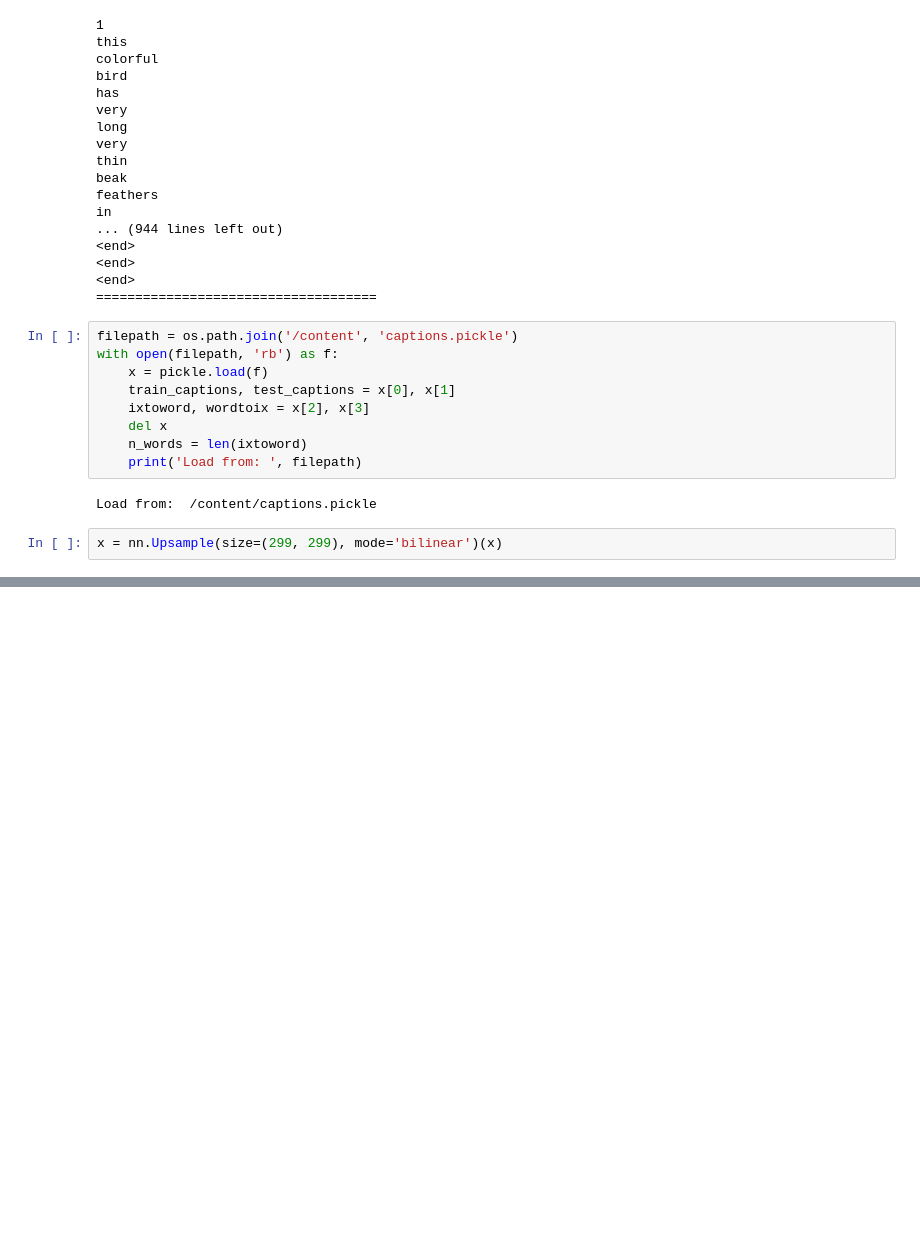
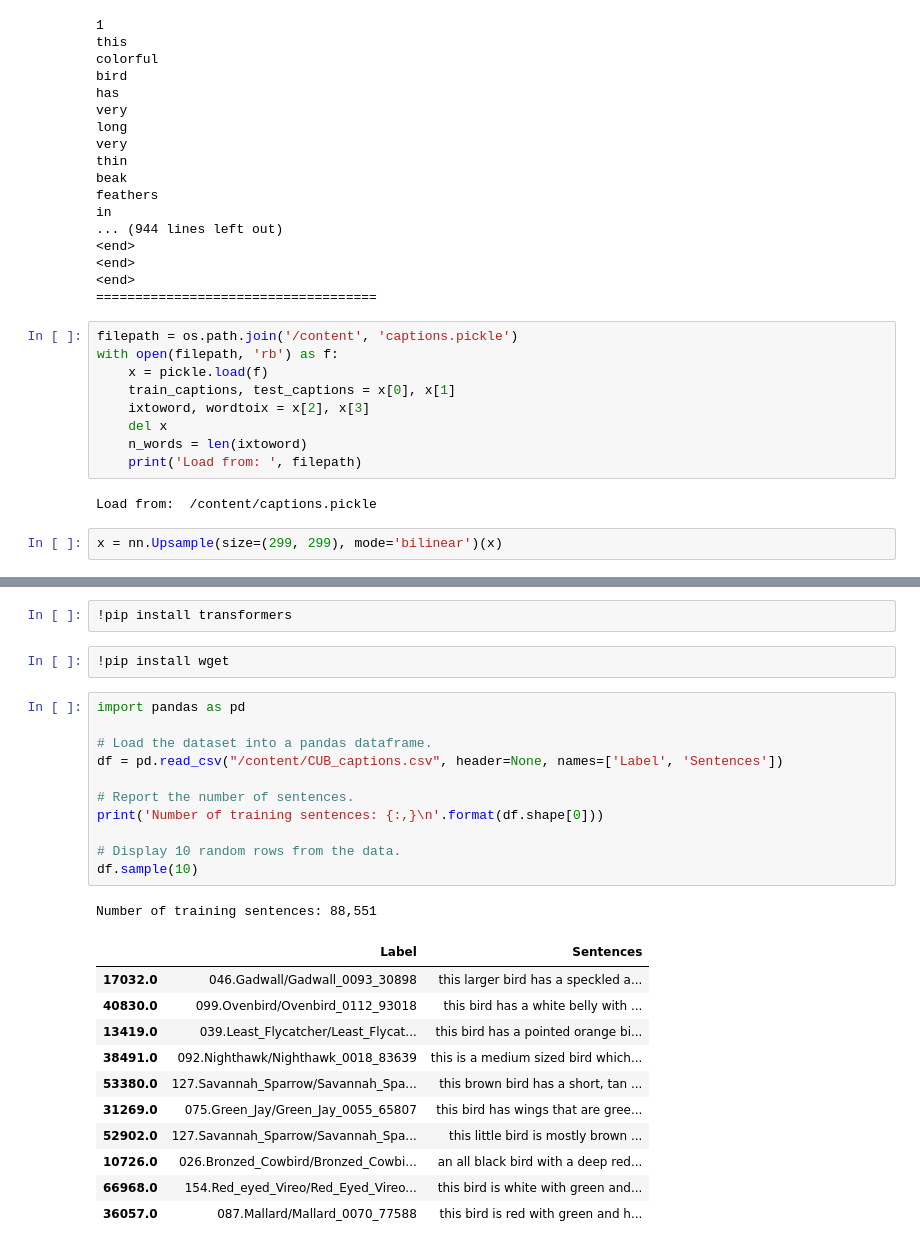
Before and after one commit to Meghana07/CUB-Attn-GAN, a Jupyter notebook: theNotebook/TextEncoderCubAttn.ipynb, the cells around one changed output, grey strips where cells are left out. Drawn from its saved outputs; the diff is of its cells as text; blank space fills up the shorter version.

```diff
--- a/theNotebook/TextEncoderCubAttn.ipynb
+++ b/theNotebook/TextEncoderCubAttn.ipynb
@@ -1548,0 +1607,28 @@ Found GPU at: /device:GPU:0
+# %%
+!pip install transformers
+# %%
+!pip install wget
+# %%
+import pandas as pd
+
+# Load the dataset into a pandas dataframe.
+df = pd.read_csv("/content/CUB_captions.csv", header=None, names=['Label', 'Sentences'])
+
+# Report the number of sentences.
+print('Number of training sentences: {:,}\n'.format(df.shape[0]))
+
+# Display 10 random rows from the data.
+df.sample(10)
+# %% [output]
+Number of training sentences: 88,551
+|  | Label | Sentences |
+| 17032.0 | 046.Gadwall/Gadwall_0093_30898 | this larger bird has a speckled a... |
+| 40830.0 | 099.Ovenbird/Ovenbird_0112_93018 | this bird has a white belly with ... |
+| 13419.0 | 039.Least_Flycatcher/Least_Flycat... | this bird has a pointed orange bi... |
+| 38491.0 | 092.Nighthawk/Nighthawk_0018_83639 | this is a medium sized bird which... |
+| 53380.0 | 127.Savannah_Sparrow/Savannah_Spa... | this brown bird has a short, tan ... |
+| 31269.0 | 075.Green_Jay/Green_Jay_0055_65807 | this bird has wings that are gree... |
+| 52902.0 | 127.Savannah_Sparrow/Savannah_Spa... | this little bird is mostly brown ... |
+| 10726.0 | 026.Bronzed_Cowbird/Bronzed_Cowbi... | an all black bird with a deep red... |
+| 66968.0 | 154.Red_eyed_Vireo/Red_Eyed_Vireo... | this bird is white with green and... |
+| 36057.0 | 087.Mallard/Mallard_0070_77588 | this bird is red with green and h... |
```
Also changed, not shown: parts of 22 cells of this notebook.
